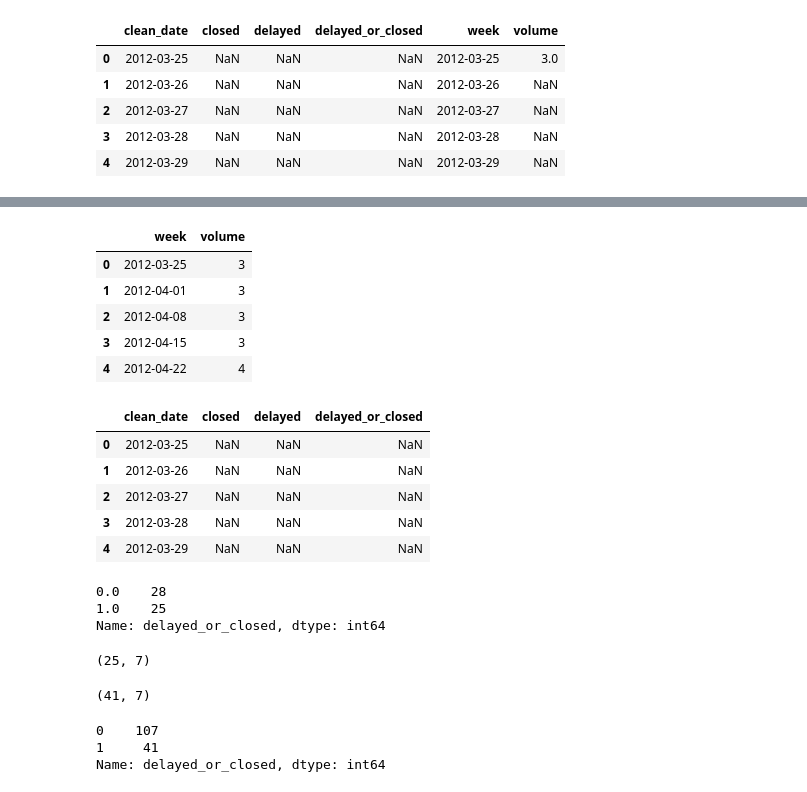
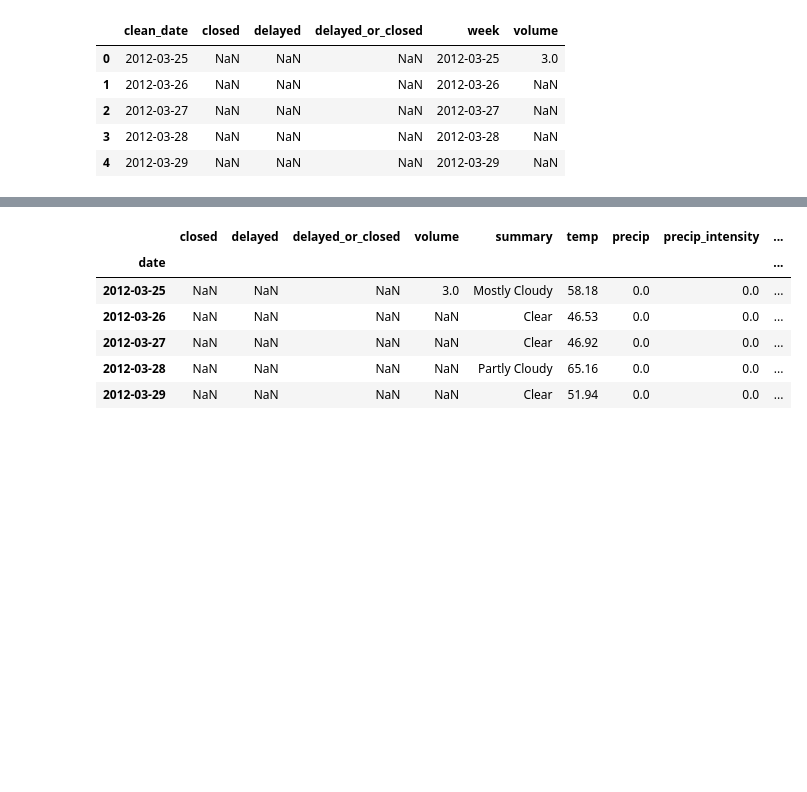
Before and after one commit to josephofiowa/zenzic, a Jupyter notebook: federal-snow/fed-closure-analysis.ipynb, the cells around one changed output, grey strips where cells are left out. Cells and saved outputs as stored; diff of their text form; code cells hidden in the pictures; blank space fills up the shorter version.

```diff
--- a/federal-snow/fed-closure-analysis.ipynb
+++ b/federal-snow/fed-closure-analysis.ipynb
@@ -683,41 +683,25 @@ snow_fun.head()
 | 2 | 2012-03-27 | NaN | NaN | NaN | 2012-03-27 | NaN | 2012-03-27 | Clear | 46.92 | 0.0 | ... |
 | 3 | 2012-03-28 | NaN | NaN | NaN | 2012-03-28 | NaN | 2012-03-28 | Partly Cloudy | 65.16 | 0.0 | ... |
 | 4 | 2012-03-29 | NaN | NaN | NaN | 2012-03-29 | NaN | 2012-03-29 | Clear | 51.94 | 0.0 | ... |
+# %%
+# set index as date
+snow_fun.set_index('date', inplace=True)
+# %%
+# no longer need our join keys
+snow_fun.drop(['clean_date', 'week'], axis=1, inplace=True)
+# %%
+# make datetime object
+snow_fun.index = pd.to_datetime(snow_fun.index)
+# %%
+# make a feature for months
+snow_fun['month'] = snow_fun.index.month
 # %%
-search.head()
+snow_fun.head()
 # %% [output]
-|  | week | volume |
-| 0 | 2012-03-25 | 3 |
-| 1 | 2012-04-01 | 3 |
-| 2 | 2012-04-08 | 3 |
-| 3 | 2012-04-15 | 3 |
-| 4 | 2012-04-22 | 4 |
+|  | closed | delayed | delayed_or_closed | volume | summary | temp | precip | precip_intensity | ... |
+| date |  |  |  |  |  |  |  |  | ... |
+| 2012-03-25 | NaN | NaN | NaN | 3.0 | Mostly Cloudy | 58.18 | 0.0 | 0.0 | ... |
+| 2012-03-26 | NaN | NaN | NaN | NaN | Clear | 46.53 | 0.0 | 0.0 | ... |
+| 2012-03-27 | NaN | NaN | NaN | NaN | Clear | 46.92 | 0.0 | 0.0 | ... |
+| 2012-03-28 | NaN | NaN | NaN | NaN | Partly Cloudy | 65.16 | 0.0 | 0.0 | ... |
+| 2012-03-29 | NaN | NaN | NaN | NaN | Clear | 51.94 | 0.0 | 0.0 | ... |
-# %%
-test.head()
-# %% [output]
-|  | clean_date | closed | delayed | delayed_or_closed |
-| 0 | 2012-03-25 | NaN | NaN | NaN |
-| 1 | 2012-03-26 | NaN | NaN | NaN |
-| 2 | 2012-03-27 | NaN | NaN | NaN |
-| 3 | 2012-03-28 | NaN | NaN | NaN |
-| 4 | 2012-03-29 | NaN | NaN | NaN |
-# %%
-test.delayed_or_closed.value_counts()
-# %% [output]
-0.0    28
-1.0    25
-Name: delayed_or_closed, dtype: int64
-# %%
-test[test.delayed_or_closed == 1].shape
-# %% [output]
-(25, 7)
-# %%
-opm[opm.delayed_or_closed == 1].shape
-# %% [output]
-(41, 7)
-# %%
-opm.delayed_or_closed.value_counts()
-# %% [output]
-0    107
-1     41
-Name: delayed_or_closed, dtype: int64
```
Also changed, not shown: parts of 26 cells of this notebook.
